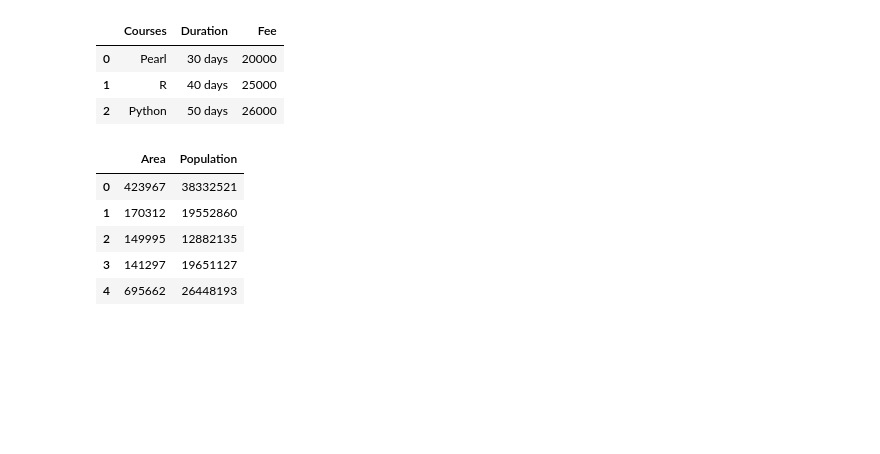
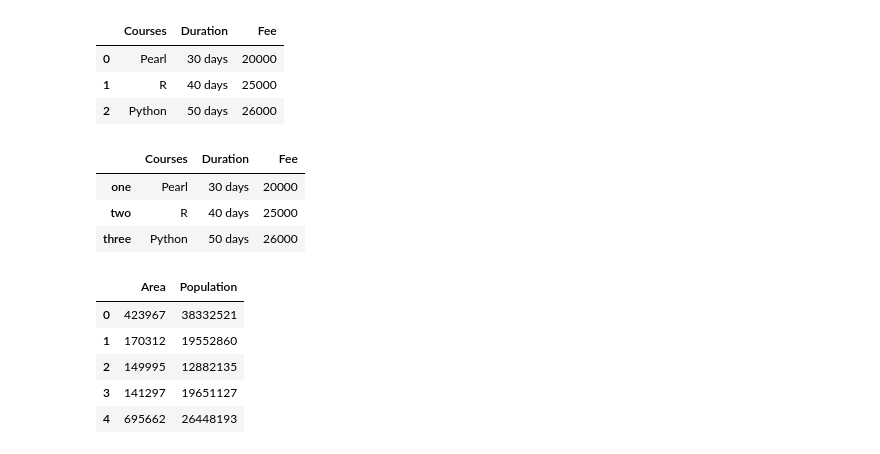
Before and after one commit to rajiv-ranjan/cds-nov-02-03, a Jupyter notebook: Practice - Numpy, Pandas, Matplotlib/In_Class_Notebook_November, 02, 2024/2-Pandas.ipynb, the cells around one changed output. Drawn from its saved outputs; the diff is of its cells as text; code cells hidden in the pictures; blank space fills up the shorter version.

```diff
--- a/Practice - Numpy, Pandas, Matplotlib/In_Class_Notebook_November, 02, 2024/2-Pandas.ipynb
+++ b/Practice - Numpy, Pandas, Matplotlib/In_Class_Notebook_November, 02, 2024/2-Pandas.ipynb
@@ -195,6 +195,17 @@ df
 | 0 | Pearl | 30 days | 20000 |
 | 1 | R | 40 days | 25000 |
 | 2 | Python | 50 days | 26000 |
+# %%
+# TODO explain the behavior
+ind = ["one", "two", "three"]
+
+df = pd.DataFrame(data, index=ind)
+df
+# %% [output]
+|  | Courses | Duration | Fee |
+| one | Pearl | 30 days | 20000 |
+| two | R | 40 days | 25000 |
+| three | Python | 50 days | 26000 |
 # %%
 # Observe the code
 # Create dataframe using a dictionary of series
```
Also changed, not shown: parts of 14 cells of this notebook, 4 other files.
